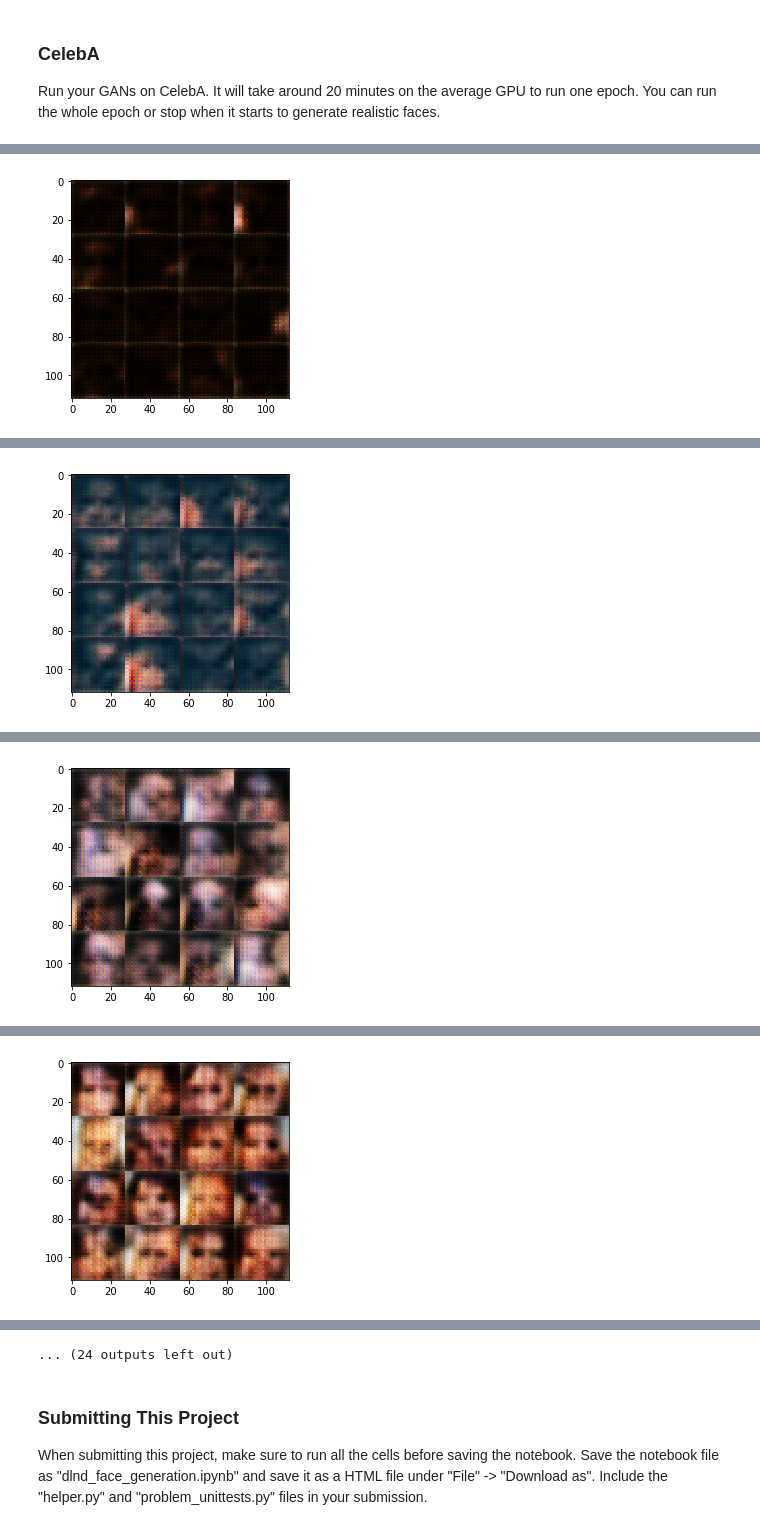
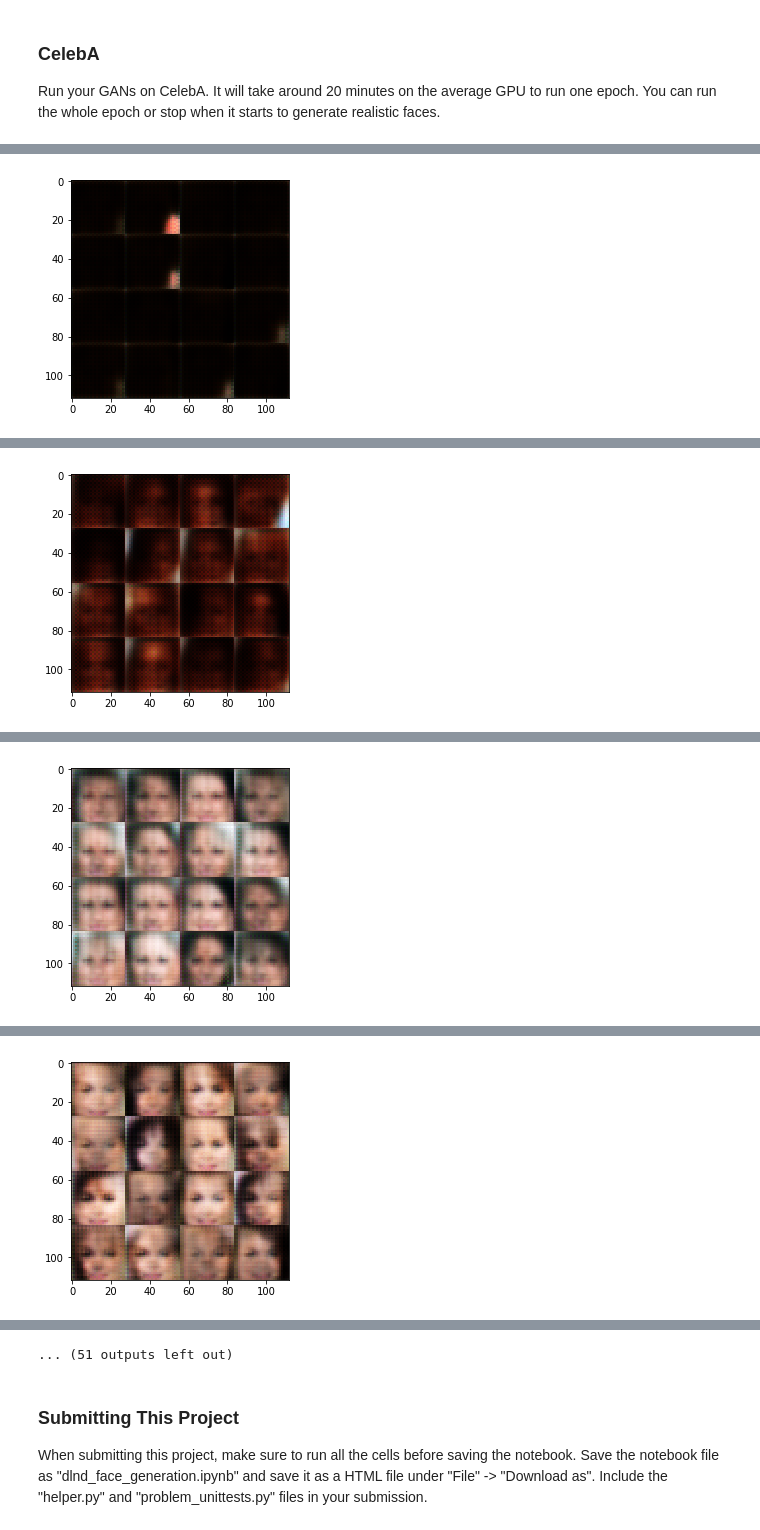
Before and after one commit to bstredinnick/dlnd-project5, a Jupyter notebook: dlnd_face_generation.ipynb, the cells around one changed output, grey strips where cells are left out. Drawn from its saved outputs; the diff is of its cells as text; code cells hidden in the pictures.

```diff
--- a/dlnd_face_generation.ipynb
+++ b/dlnd_face_generation.ipynb
@@ -149,20 +149,20 @@ def discriminator(images, reuse=False):
     is_training = True
 
     with tf.variable_scope('discriminator', reuse=reuse):
-        conv1 = tf.layers.conv2d(images, 32, 5, strides=2, padding='SAME', kernel_initializer=tf.contrib.layers.xavier_initializer())
+        conv1 = tf.layers.conv2d(images, 64, 5, strides=2, padding='SAME', kernel_initializer=tf.contrib.layers.xavier_initializer())
         conv1 = leakyrelu(conv1)
 
-        conv2 = tf.layers.conv2d(conv1, 64, 5, strides=1, padding='SAME')
+        conv2 = tf.layers.conv2d(conv1, 128, 5, strides=1, padding='SAME')
         conv2 = tf.layers.batch_normalization(conv2, training=is_training)
-        conv2 = tf.layers.dropout(conv2, rate=0.8, training=is_training)
+        conv2 = tf.layers.dropout(conv2, rate=0.5, training=is_training)
         conv2 = leakyrelu(conv2)
 
-        conv3 = tf.layers.conv2d_transpose(conv2, 128, 5, strides=2, padding='SAME')
+        conv3 = tf.layers.conv2d_transpose(conv2, 256, 5, strides=2, padding='SAME')
         conv3 = tf.layers.batch_normalization(conv3, training=is_training)
-        conv3 = tf.layers.dropout(conv3, rate=0.8, training=is_training)
+        conv3 = tf.layers.dropout(conv3, rate=0.5, training=is_training)
         conv3 = leakyrelu(conv3)
 
-        flattened = tf.reshape(conv3, (-1, 7 * 7 * 128))
+        flattened = tf.reshape(conv3, (-1, 7 * 7 * 256))
         logits = tf.layers.dense(flattened, 1)
 
         output = tf.sigmoid(logits)
@@ -190,18 +190,20 @@ def generator(z, out_channel_dim, is_train=True):
     """
     # TODO: Implement Function
     with tf.variable_scope('generator', reuse=not is_train):
-        inputs = tf.layers.dense(z, 7 * 7 * 128)
+        inputs = tf.layers.dense(z, 7 * 7 * 512)
 
-        conv1 = tf.reshape(inputs, (-1, 7, 7, 128))
+        conv1 = tf.reshape(inputs, (-1, 7, 7, 512))
         conv1 = tf.layers.batch_normalization(conv1, training=is_train)
         conv1 = leakyrelu(conv1)
 
-        conv2 = tf.layers.conv2d_transpose(conv1, 64, 5, strides=2, padding='SAME')
+        conv2 = tf.layers.conv2d_transpose(conv1, 256, 5, strides=2, padding='SAME')
         conv2 = tf.layers.batch_normalization(conv2, training=is_train)
+        conv2 = tf.layers.dropout(conv2, rate=0.8, training=is_train)
         conv2 = leakyrelu(conv2)
 
-        conv3 = tf.layers.conv2d_transpose(conv2, 32, 5, strides=1, padding='SAME')
+        conv3 = tf.layers.conv2d_transpose(conv2, 128, 5, strides=1, padding='SAME')
         conv3 = tf.layers.batch_normalization(conv3, training=is_train)
+        conv3 = tf.layers.dropout(conv3, rate=0.8, training=is_train)
         conv3 = leakyrelu(conv3)
 
         logits = tf.layers.conv2d_transpose(conv3, out_channel_dim, 5, strides=2, padding='SAME')
@@ -237,8 +239,8 @@ def model_loss(input_real, input_z, out_channel_dim):
     d_model_fake, d_logits_fake = discriminator(g_model, True)
 
     d_loss_real = tf.reduce_mean(tf.nn.sigmoid_cross_entropy_with_logits(logits=d_logits_real, labels=tf.random_uniform(tf.shape(d_model_real),0.7,1.2)))
-    d_loss_fake = tf.reduce_mean(tf.nn.sigmoid_cross_entropy_with_logits(logits=d_logits_fake, labels=tf.random_uniform(tf.shape(d_model_fake),0.0,0.3)))
-    g_loss =  tf.reduce_mean(tf.nn.sigmoid_cross_entropy_with_logits(logits=d_logits_fake, labels=tf.random_uniform(tf.shape(d_model_fake),0.7,1.2)))
+    d_loss_fake = tf.reduce_mean(tf.nn.sigmoid_cross_entropy_with_logits(logits=d_logits_fake, labels=tf.zeros_like(d_model_fake)))
+    g_loss =  tf.reduce_mean(tf.nn.sigmoid_cross_entropy_with_logits(logits=d_logits_fake, labels=tf.ones_like(d_model_fake)))
 
     d_loss = d_loss_real + d_loss_fake
 
@@ -359,6 +361,7 @@ def train(epoch_count, batch_size, z_dim, learning_rate, beta1, get_batches, dat
 
                 _ = sess.run(d_opt, feed_dict={input_real: batch_real_scaled, input_z: batch_z, learn_rate: learning_rate})
                 _ = sess.run(g_opt, feed_dict={input_z: batch_z, learn_rate: learning_rate, input_real: batch_real_scaled})
+                _ = sess.run(g_opt, feed_dict={input_z: batch_z, learn_rate: learning_rate, input_real: batch_real_scaled})
 
                 if steps % 10 == 0:
                     d_train_loss = d_loss.eval({input_z: batch_z, input_real: batch_real_scaled})
@@ -462,7 +465,7 @@ Run your GANs on CelebA.  It will take around 20 minutes on the average GPU to r
 # %%
 batch_size = 64
 z_dim = 100
-learning_rate = 0.002
+learning_rate = 0.0005
 beta1 = 0.5
 
 
@@ -489 +492 @@ Epoch: 1/1(100)... Discriminator Loss: 1.106203... Generator Loss: 0.975035
-[figure, old version]
+[figure, new version]
@@ -500 +503 @@ Epoch: 1/1(200)... Discriminator Loss: 1.406174... Generator Loss: 0.664582
-[figure, old version]
+[figure, new version]
@@ -511 +514 @@ Epoch: 1/1(300)... Discriminator Loss: 1.321389... Generator Loss: 0.815346
-[figure, old version]
+[figure, new version]
@@ -522 +525 @@ Epoch: 1/1(400)... Discriminator Loss: 1.351920... Generator Loss: 0.569501
-[figure, old version]
+[figure, new version]
@@ -545,4 +548,4 @@ Epoch: 1/1(600)... Discriminator Loss: 1.331570... Generator Loss: 0.591830
-... (24 outputs left out)
+... (51 outputs left out)
 # %% [markdown]
 ### Submitting This Project
 When submitting this project, make sure to run all the cells before saving the notebook. Save the notebook file as "dlnd_face_generation.ipynb" and save it as a HTML file under "File" -> "Download as". Include the "helper.py" and "problem_unittests.py" files in your submission.
```
Also changed, not shown: parts of 2 cells of this notebook, 1 other file.
